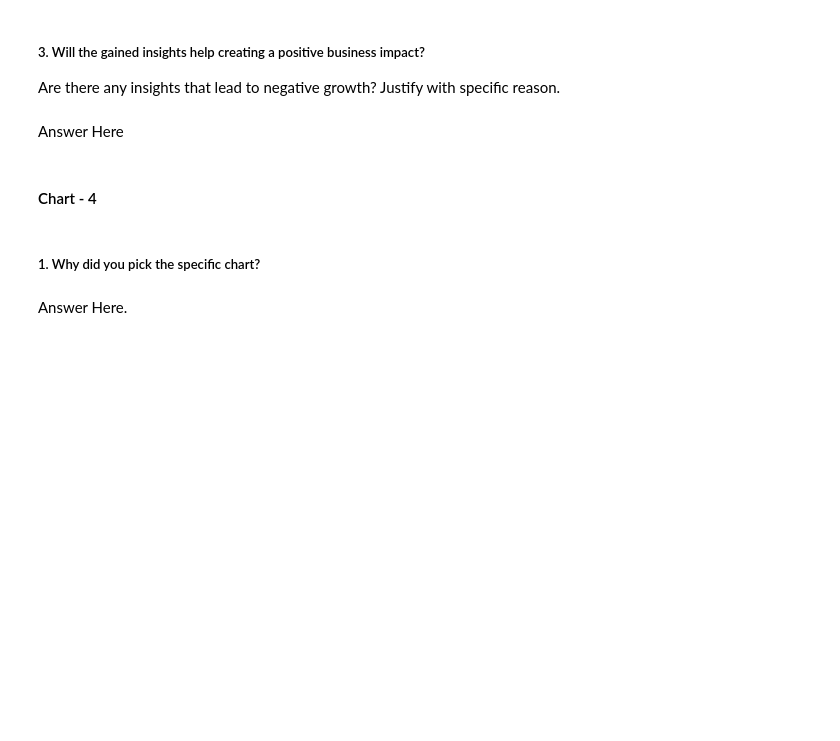
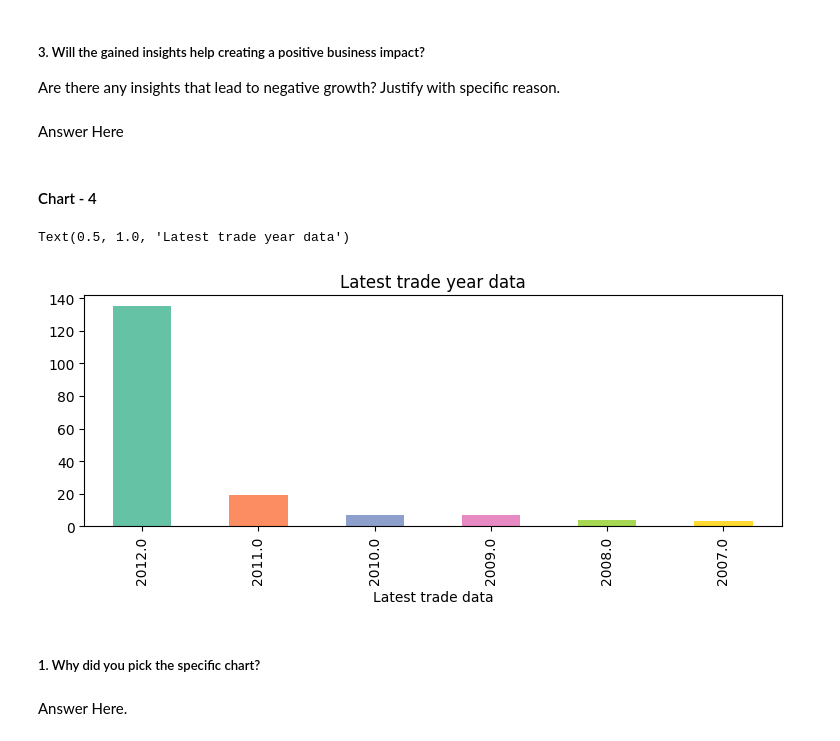
Before and after one commit to kunj1674/Colab_Project, a Jupyter notebook: EDA_Submission_Template.ipynb, the cells around one changed output. Saved outputs shown, nothing was run; the diff lists cells and outputs as text; code cells hidden in the pictures; blank space fills up the shorter version.

```diff
--- a/EDA_Submission_Template.ipynb
+++ b/EDA_Submission_Template.ipynb
@@ -436,3 +463,15 @@ Answer Here
+# %%
+# Chart - 4 visualization code
+trade_year=df['Latest trade data'].value_counts().sort_index(ascending=False).head(6)
+trade_year
+
+
+plt.figure(figsize=(9,3))
+trade_year.plot(kind='bar',color = sns.color_palette('Set2'))
+plt.title("Latest trade year data")
+# %% [output]
+Text(0.5, 1.0, 'Latest trade year data')
+[figure, added]
 # %% [markdown]
 ##### 1. Why did you pick the specific chart?
 # %% [markdown]
```
Also changed, not shown: parts of 59 cells of this notebook.
